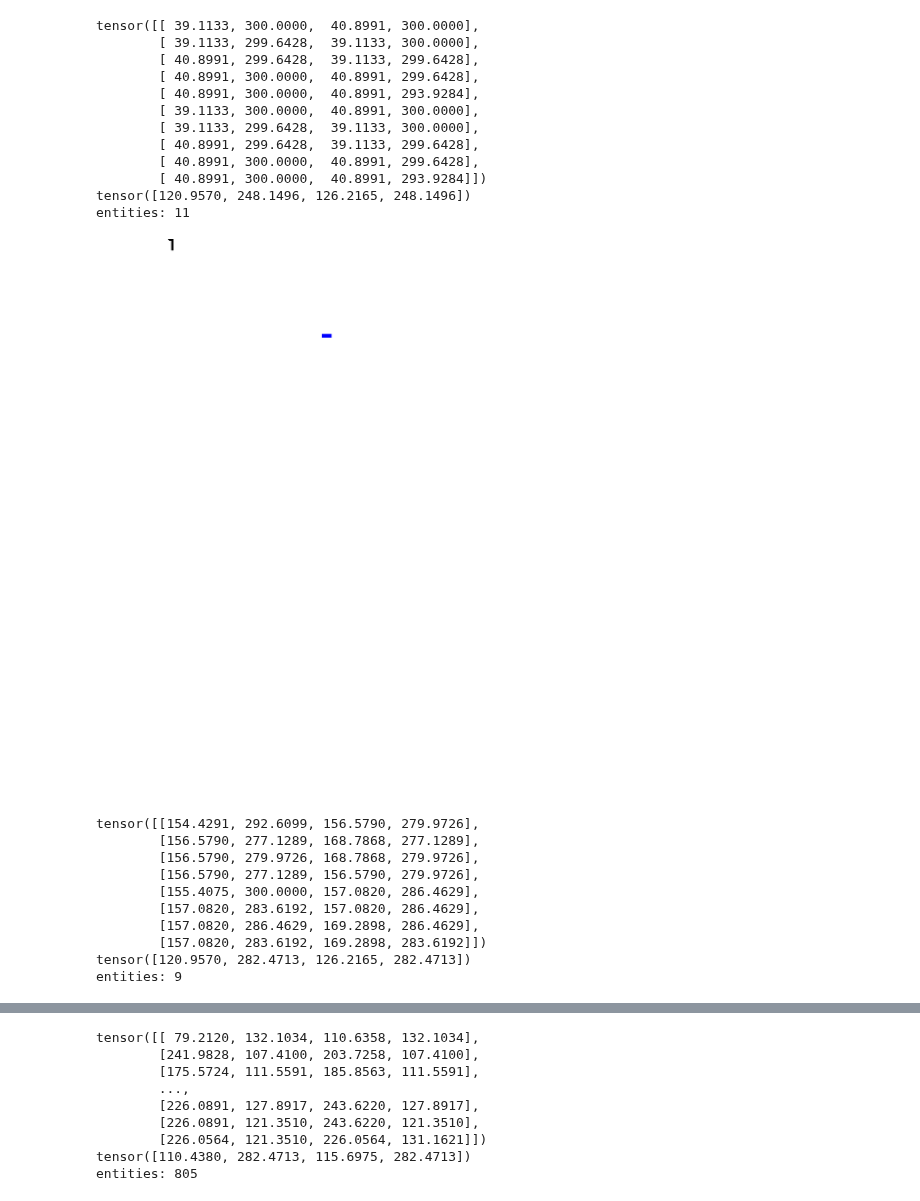
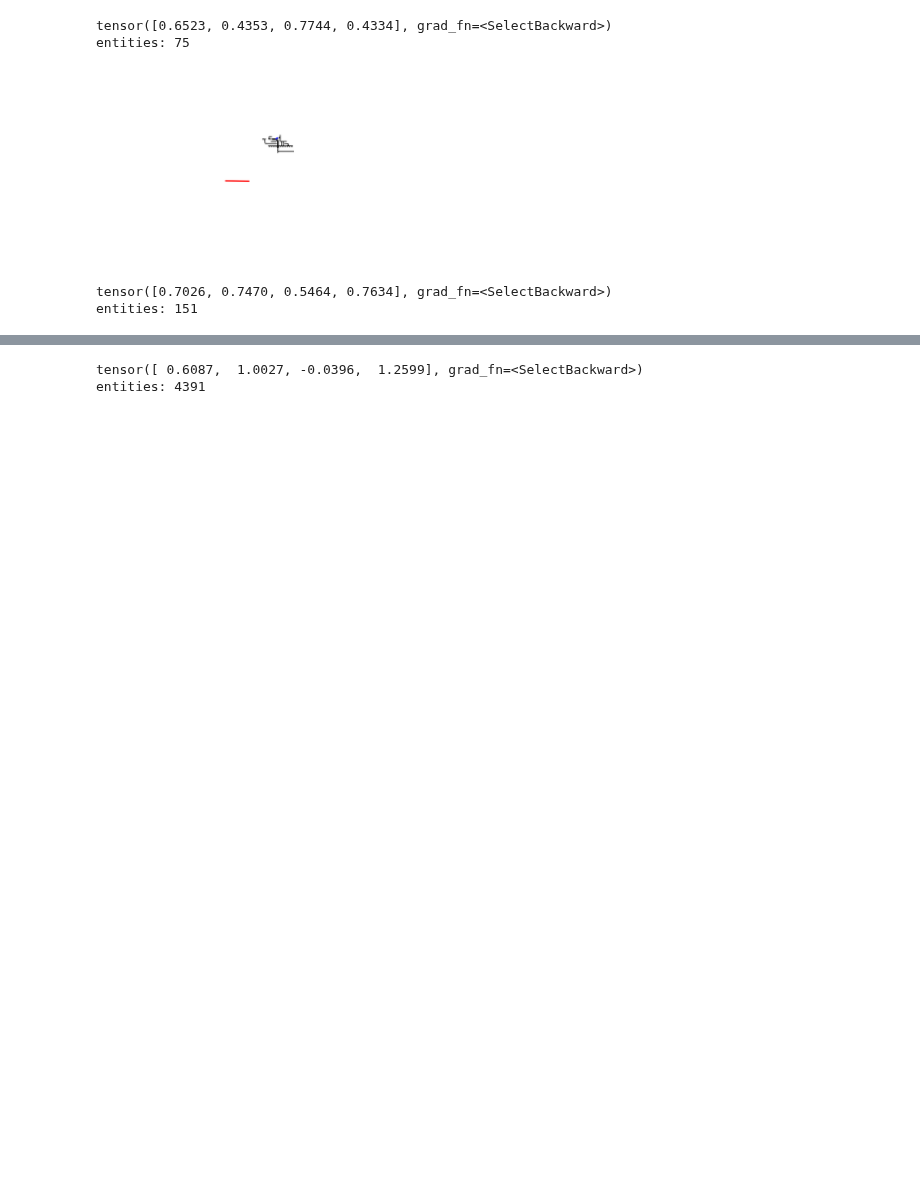
Before and after one commit to mihanick/dwg-crawl, a Jupyter notebook: JupyterNotebooks/7. Train evaluate.ipynb, the cells around one changed output, grey strips where cells are left out. Saved outputs shown, nothing was run; the diff lists cells and outputs as text; code cells hidden in the pictures; blank space fills up the shorter version.

Commit message:
model and evaluation that could be run on colab

```diff
--- a/JupyterNotebooks/7. Train evaluate.ipynb
+++ b/JupyterNotebooks/7. Train evaluate.ipynb
@@ -6,16 +6,17 @@ if torch.cuda.is_available():
     device = torch.device("cuda")
 # %%
 from dataset import DwgDataset
-dwg_dataset = DwgDataset('test_dataset_cluster_labeled.pickle', batch_size = 4)
+dwg_dataset = DwgDataset('test_dataset_cluster_labeled.pickle', batch_size = 2)
 dim_features = dwg_dataset.entities.dim_features
 ent_features = dwg_dataset.entities.ent_features
 # %%
-from model import DimRnn
-model = DimRnn(ent_features, dim_features, 16, device)
+from model import DimTransformer
+model = DimTransformer(ent_features=ent_features, dim_features=dim_features, hidden_size=1024, enforced_device=device)
 model.to(device)
 
+
 # https://pytorch.org/tutorials/beginner/saving_loading_models.html
-# model.load_state_dict(torch.load('DimRnnTrained.model', map_location=device))
+model.load_state_dict(torch.load('DimTransformerTrained.model', map_location=device))
 
 model.eval()
 # %% [output]
@@ -29,37 +43,24 @@ from plot_graphics import draw_sample
 # %%
 from IPython.display import Image
 from IPython.display import clear_output
 
 for j, (_x,_y) in enumerate(dwg_dataset.train_loader):
+    _p = model(_x,_y)
+
     for i in range(len(_x)):
         x=_x[i]
         y=_y[i]
-        graphics = draw_sample(x,y, verbose=False)
+        p=_p[i]
+
+        print(p)
+        graphics = draw_sample(x,y,p, verbose=False)
         display(graphics)
         #clear_output(wait=True)
     if j>10:
         break
 # %% [output]
-tensor([[ 39.1133, 300.0000,  40.8991, 300.0000],
-        [ 39.1133, 299.6428,  39.1133, 300.0000],
-        [ 40.8991, 299.6428,  39.1133, 299.6428],
-        [ 40.8991, 300.0000,  40.8991, 299.6428],
-        [ 40.8991, 300.0000,  40.8991, 293.9284],
-        [ 39.1133, 300.0000,  40.8991, 300.0000],
-        [ 39.1133, 299.6428,  39.1133, 300.0000],
-        [ 40.8991, 299.6428,  39.1133, 299.6428],
-        [ 40.8991, 300.0000,  40.8991, 299.6428],
-        [ 40.8991, 300.0000,  40.8991, 293.9284]])
-tensor([120.9570, 248.1496, 126.2165, 248.1496])
-entities: 11
+tensor([0.6523, 0.4353, 0.7744, 0.4334], grad_fn=<SelectBackward>)
+entities: 75
-[figure, old version]
+[figure, new version]
-tensor([[154.4291, 292.6099, 156.5790, 279.9726],
-        [156.5790, 277.1289, 168.7868, 277.1289],
-        [156.5790, 279.9726, 168.7868, 279.9726],
-        [156.5790, 277.1289, 156.5790, 279.9726],
-        [155.4075, 300.0000, 157.0820, 286.4629],
-        [157.0820, 283.6192, 157.0820, 286.4629],
-        [157.0820, 286.4629, 169.2898, 286.4629],
-        [157.0820, 283.6192, 169.2898, 283.6192]])
-tensor([120.9570, 282.4713, 126.2165, 282.4713])
-entities: 9
+tensor([0.7026, 0.7470, 0.5464, 0.7634], grad_fn=<SelectBackward>)
+entities: 151
@@ -67,9 +68,2 @@ entities: 9
-tensor([[ 79.2120, 132.1034, 110.6358, 132.1034],
-        [241.9828, 107.4100, 203.7258, 107.4100],
-        [175.5724, 111.5591, 185.8563, 111.5591],
-        ...,
-        [226.0891, 127.8917, 243.6220, 127.8917],
-        [226.0891, 121.3510, 243.6220, 121.3510],
-        [226.0564, 121.3510, 226.0564, 131.1621]])
-tensor([110.4380, 282.4713, 115.6975, 282.4713])
-entities: 805
+tensor([ 0.6087,  1.0027, -0.0396,  1.2599], grad_fn=<SelectBackward>)
+entities: 4391
```
Also changed, not shown: parts of 2 cells of this notebook, 2 other files.
